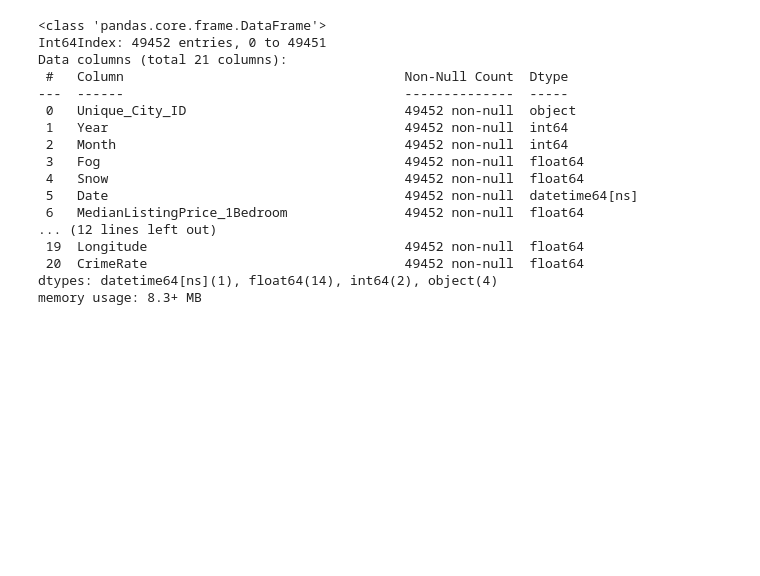
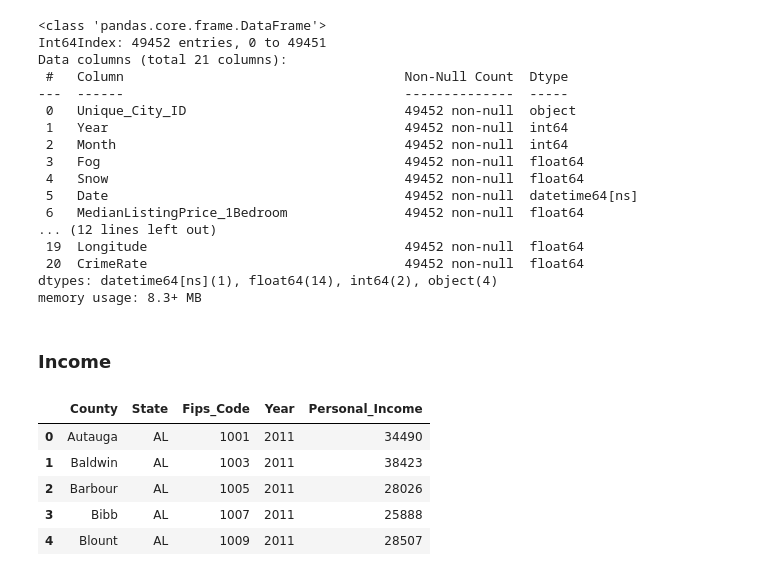
Before and after one commit to julicaro31/GRUPO_07-PF_DS4, a Jupyter notebook: machine_learning/feature_engineering.ipynb, the cells around one changed output. Drawn from its saved outputs; the diff is of its cells as text; code cells hidden in the pictures; blank space fills up the shorter version.

```diff
--- a/machine_learning/feature_engineering.ipynb
+++ b/machine_learning/feature_engineering.ipynb
@@ -553,3 +553,21 @@ Data columns (total 21 columns):
  20  CrimeRate                                 49452 non-null  float64
 dtypes: datetime64[ns](1), float64(14), int64(2), object(4)
 memory usage: 8.3+ MB
+# %% [markdown]
+### Income
+# %%
+incomebycounty1 = pd.read_csv(f"s3://cleandatagrupo07/incomebycounty1.csv",
+    storage_options={
+        "key": access_key,
+        "secret": secret_access_key
+    },
+)
+# %%
+incomebycounty1.head()
+# %% [output]
+|  | County | State | Fips_Code | Year | Personal_Income |
+| 0 | Autauga | AL | 1001 | 2011 | 34490 |
+| 1 | Baldwin | AL | 1003 | 2011 | 38423 |
+| 2 | Barbour | AL | 1005 | 2011 | 28026 |
+| 3 | Bibb | AL | 1007 | 2011 | 25888 |
+| 4 | Blount | AL | 1009 | 2011 | 28507 |
```
Also changed, not shown: parts of 11 cells of this notebook.
